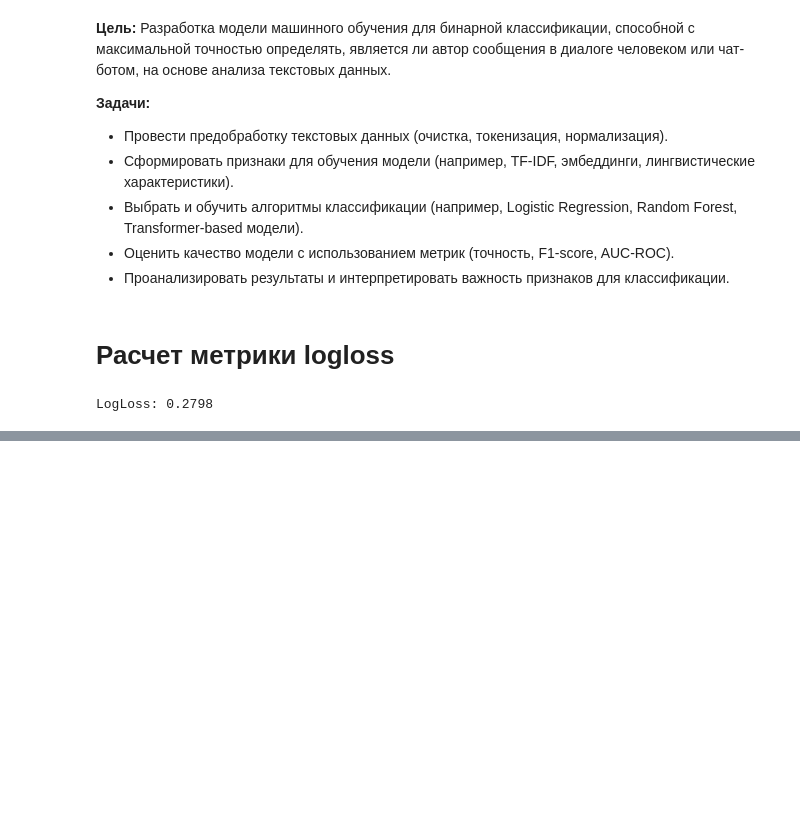
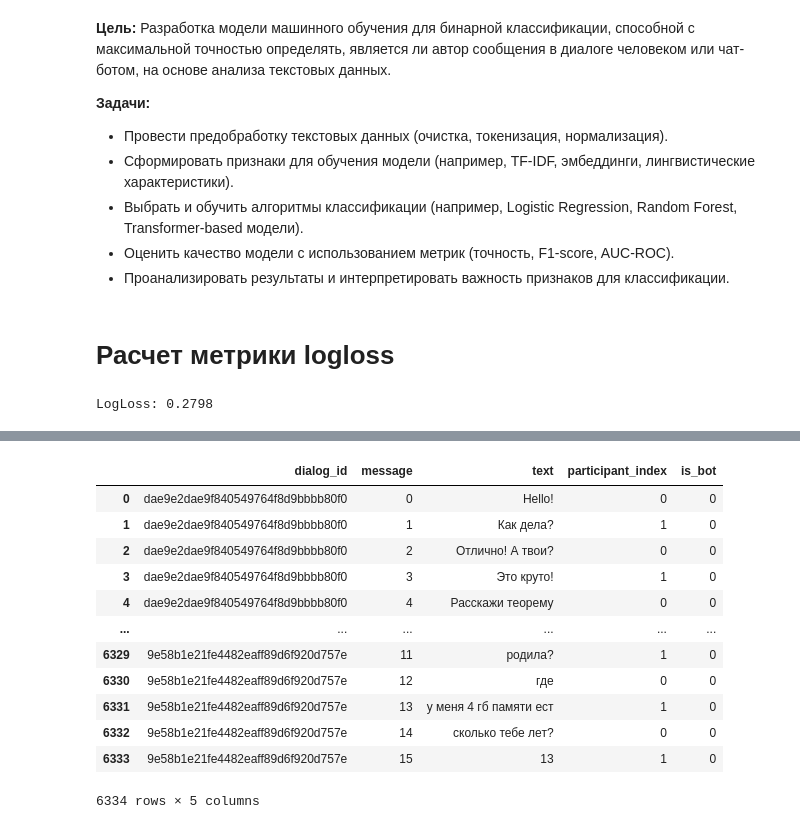
Before and after one commit to alex-chin/dls_part_2_nlp, a Jupyter notebook: week_10_generated_text_detection/Homework/hw_atd_kalex.ipynb, the cells around one changed output, grey strips where cells are left out. Cells and saved outputs as stored; diff of their text form; code cells hidden in the pictures; blank space fills up the shorter version.

```diff
--- a/week_10_generated_text_detection/Homework/hw_atd_kalex.ipynb
+++ b/week_10_generated_text_detection/Homework/hw_atd_kalex.ipynb
@@ -98,0 +132,5 @@ LogLoss: 0.2798
+# %%
+import json
+
+with open('./data/train.json', 'r', encoding='utf-8') as file:
+    json_data = json.load(file)
@@ -98,0 +145,17 @@ LogLoss: 0.2798
+# %%
+import pandas as pd
+import json
+all_messages = []
+
+for dialog_id, messages in json_data.items():
+    # Добавляем dialog_id к каждому сообщению
+    for message in messages:
+        message['dialog_id'] = dialog_id
+        all_messages.append(message)
+
+# Создаем DataFrame
+df2 = pd.DataFrame(all_messages)
+
+# Переупорядочиваем колонки (dialog_id первым)
+cols = ['dialog_id'] + [col for col in df2.columns if col != 'dialog_id']
+df2 = df[cols]
@@ -98,0 +213,20 @@ LogLoss: 0.2798
+# %%
+df2['participant_index']=df2['participant_index'].astype(int)
+# %%
+df3 = df2.merge(df1, on=['dialog_id', 'participant_index'], how='left')
+# %%
+df3
+# %% [output]
+|  | dialog_id | message | text | participant_index | is_bot |
+| 0 | dae9e2dae9f840549764f8d9bbbb80f0 | 0 | Hello! | 0 | 0 |
+| 1 | dae9e2dae9f840549764f8d9bbbb80f0 | 1 | Как дела? | 1 | 0 |
+| 2 | dae9e2dae9f840549764f8d9bbbb80f0 | 2 | Отлично! А твои? | 0 | 0 |
+| 3 | dae9e2dae9f840549764f8d9bbbb80f0 | 3 | Это круто! | 1 | 0 |
+| 4 | dae9e2dae9f840549764f8d9bbbb80f0 | 4 | Расскажи теорему | 0 | 0 |
+| ... | ... | ... | ... | ... | ... |
+| 6329 | 9e58b1e21fe4482eaff89d6f920d757e | 11 | родила? | 1 | 0 |
+| 6330 | 9e58b1e21fe4482eaff89d6f920d757e | 12 | где | 0 | 0 |
+| 6331 | 9e58b1e21fe4482eaff89d6f920d757e | 13 | у меня 4 гб памяти ест | 1 | 0 |
+| 6332 | 9e58b1e21fe4482eaff89d6f920d757e | 14 | сколько тебе лет? | 0 | 0 |
+| 6333 | 9e58b1e21fe4482eaff89d6f920d757e | 15 | 13 | 1 | 0 |
+6334 rows × 5 columns
```
Also changed, not shown: parts of 12 cells of this notebook, 1 other file.
